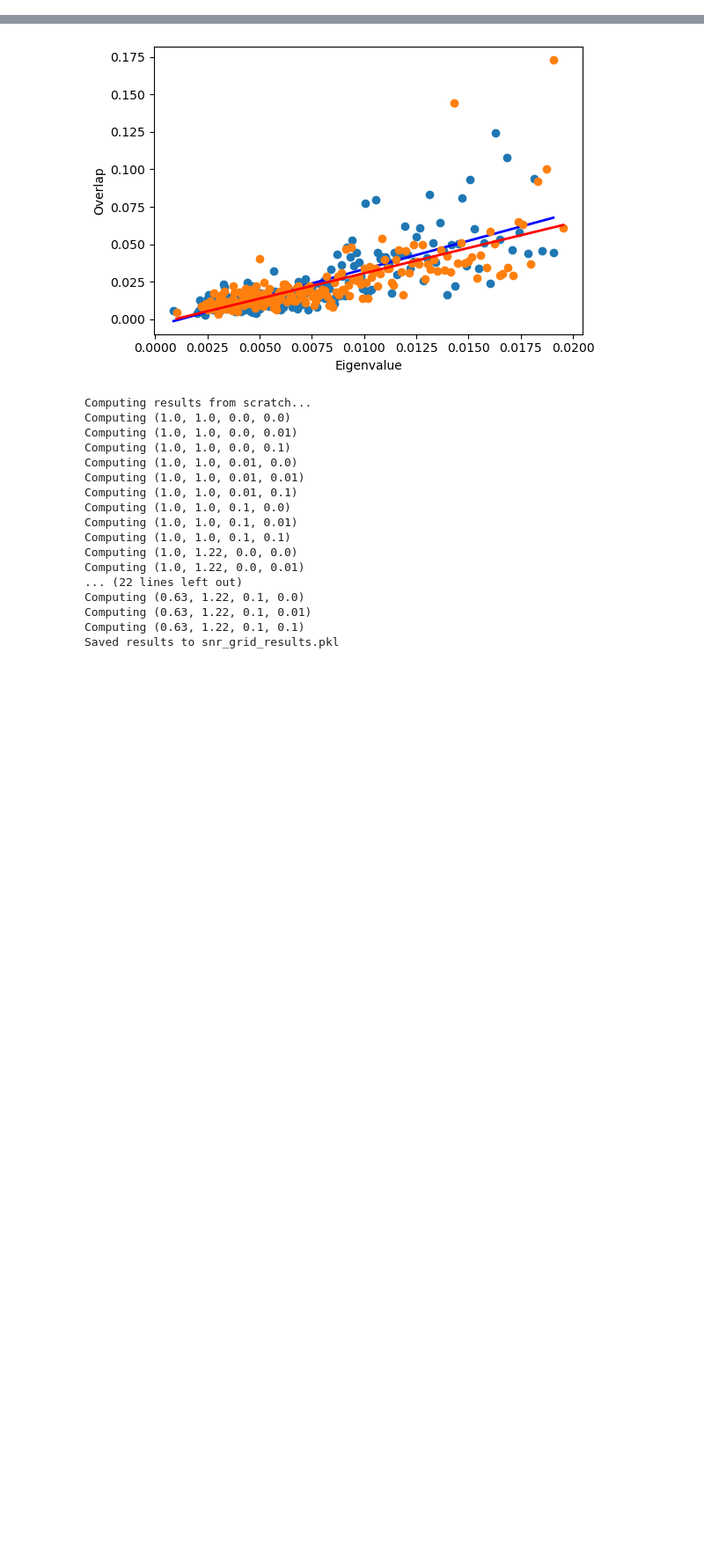
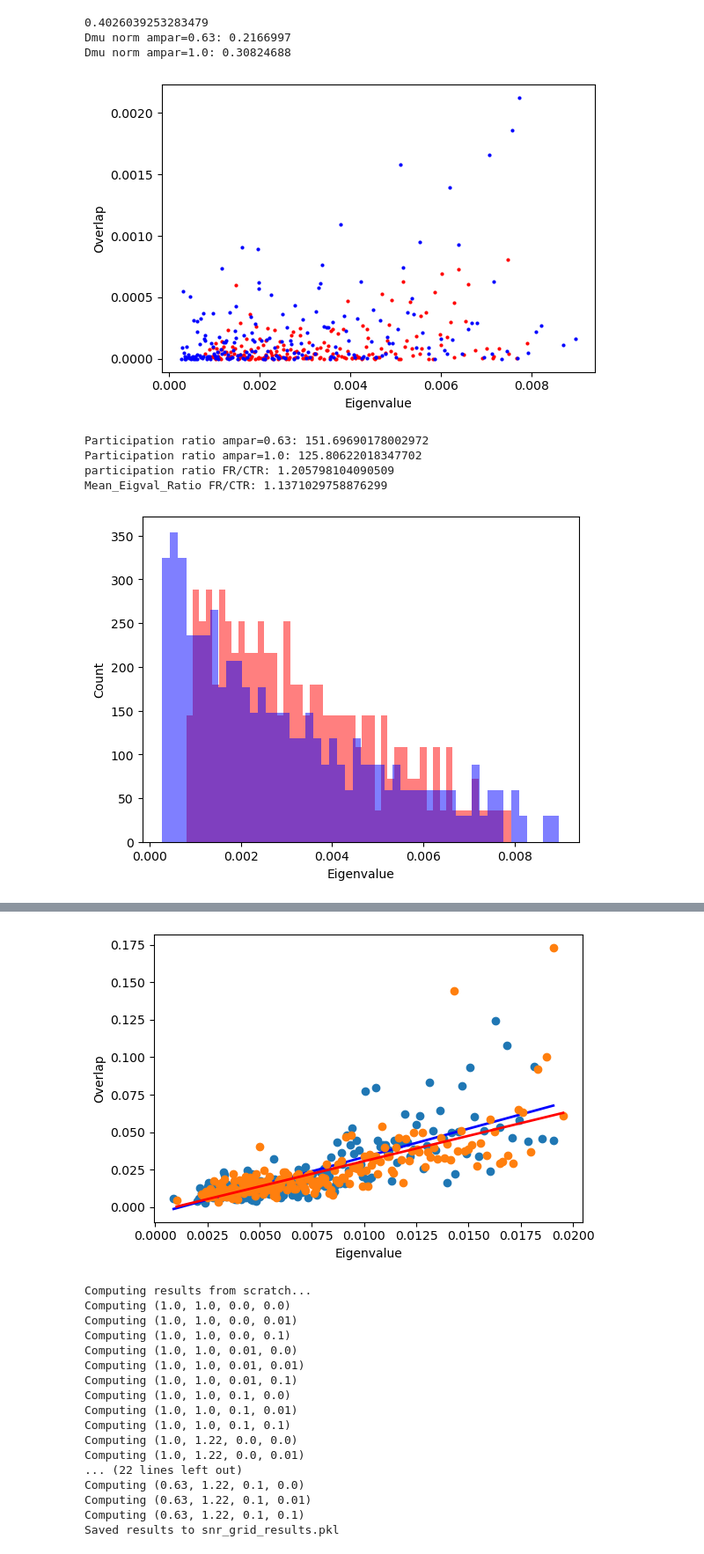
Before and after one commit to scastedo/continuous_attractor_project, a Jupyter notebook: data_analysis.ipynb, the cells around one changed output, grey strips where cells are left out. Shown at 88% size. Drawn from its saved outputs; the diff is of its cells as text; code cells hidden in the pictures; blank space fills up the shorter version.

```diff
--- a/data_analysis.ipynb
+++ b/data_analysis.ipynb
@@ -190,0 +298,53 @@ tensors = build_state_tensors()
+# %%
+#TEST DIFFERENT TEMPS
+fig, ax = plt.subplots(figsize=(6, 4))
+size = 50
+k_val = 5
+angle_2 = 0.51
+
+sig_temp1 = 0.05
+sig_temp2 = 0.0
+sig_eta = 0.1
+
+mean_evals1, mean_overlap1, xfit, yfit, a, b,snr_1og, deltamu1 = overlap_function(
+    tensors, ampar=1, rin=1, sigma_temp=sig_temp1,sigma_eta=sig_eta,  idir1=0.5, idir2=angle_2, k=k_val, window_size=size
+)
+ax.plot(mean_evals1, mean_overlap1, 'o', markersize=2, color="red")
+# ax.plot(xfit, yfit, "-", color="blue", lw=2)
+snr_1 = np.sum(mean_overlap1/mean_evals1)
+
+mean_evals2, mean_overlap2, xfit, yfit, a, b, snr_2og,deltamu2 = overlap_function(
+    tensors, ampar=1, rin=1, sigma_temp=sig_temp2,sigma_eta=sig_eta,  idir1=0.5, idir2=angle_2,k=k_val, window_size=size
+)
+ax.plot(mean_evals2, mean_overlap2, 'o', markersize=2, color="blue")
+# ax.plot(xfit, yfit, "-", color="red", lw=2)
+
+ax.set_xlabel("Eigenvalue")
+ax.set_ylabel("Overlap")
+fig.tight_layout()
+snr_2 = np.sum(mean_overlap2/mean_evals2)
+# print(snr_1/snr_2)
+print(snr_1og/snr_2og)
+print("Dmu norm ampar=0.63:", np.linalg.norm(deltamu1))
+print("Dmu norm ampar=1.0:", np.linalg.norm(deltamu2))
+plt.show()
+plt.hist(mean_evals1, bins=50, color="red", alpha=0.5, label="ampar=0.63", density=True)
+plt.hist(mean_evals2, bins=50, color="blue", alpha=0.5, label="ampar=1.0", density=True)
+plt.xlabel("Eigenvalue")
+plt.ylabel("Count")
+participation_ratio1 = (np.sum(mean_evals1))**2/np.sum(mean_evals1**2)
+participation_ratio2 = (np.sum(mean_evals2))**2/np.sum(mean_evals2**2)
+print("Participation ratio ampar=0.63:", participation_ratio1)
+print("Participation ratio ampar=1.0:", participation_ratio2)
+print('participation ratio FR/CTR:', participation_ratio1/participation_ratio2)
+print('Mean_Eigval_Ratio FR/CTR:', np.mean(mean_evals1)/np.mean(mean_evals2))
+# %% [output]
+0.4026039253283479
+Dmu norm ampar=0.63: 0.2166997
+Dmu norm ampar=1.0: 0.30824688
+[figure, added]
+Participation ratio ampar=0.63: 151.69690178002972
+Participation ratio ampar=1.0: 125.80622018347702
+participation ratio FR/CTR: 1.205798104090509
+Mean_Eigval_Ratio FR/CTR: 1.1371029758876299
+[figure, added]
```
Also changed, not shown: parts of 7 cells of this notebook, 6 other files.
